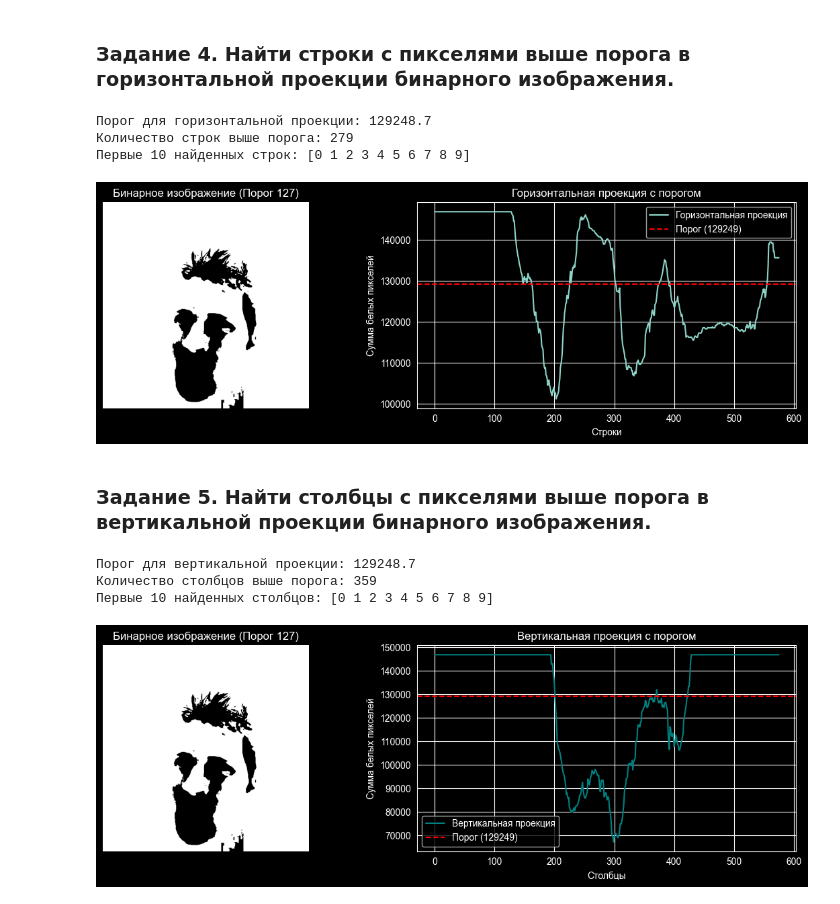
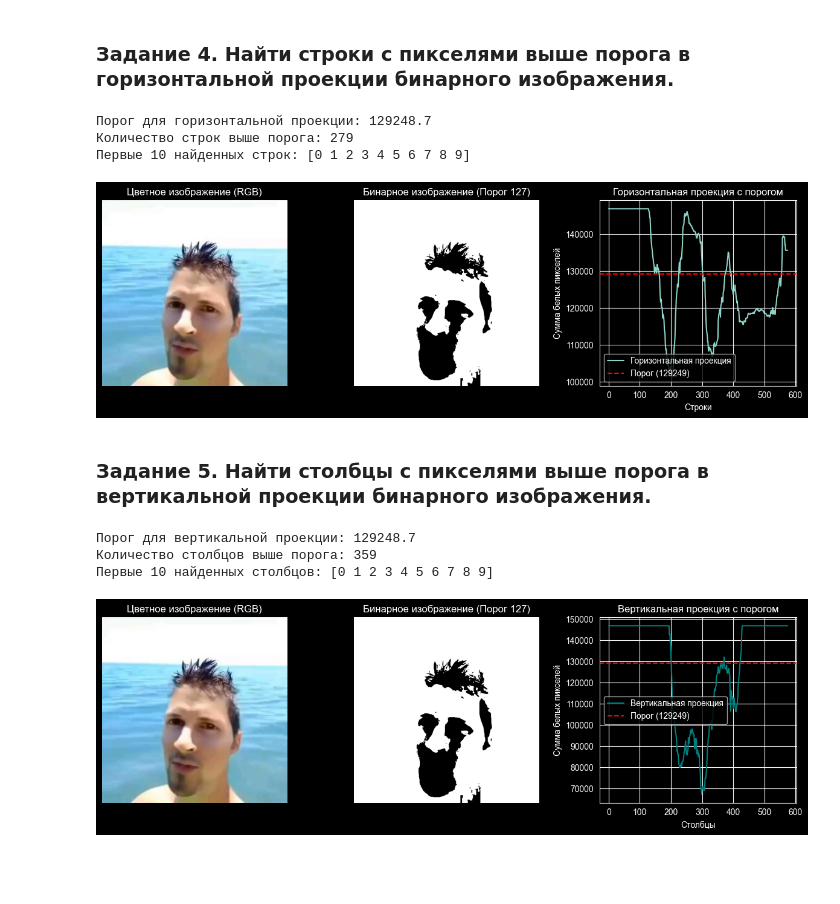
Before and after one commit to quistxnd/cv, a Jupyter notebook: lab2/lab2.ipynb, the cells around one changed output. Cells and saved outputs as stored; diff of their text form; code cells hidden in the pictures; blank space fills up the shorter version.

```diff
--- a/lab2/lab2.ipynb
+++ b/lab2/lab2.ipynb
@@ -137,41 +143,45 @@ plt.show()
 # %%
 _, img_bin = cv2.threshold(img_gray, 127, 255, cv2.THRESH_BINARY)
 
 proj_bin_h = np.sum(img_bin, axis=1)
 
 threshold_row = np.mean(proj_bin_h)
 
 rows_above_thresh = np.where(proj_bin_h > threshold_row)[0]
 
 print(f'Порог для горизонтальной проекции: {threshold_row:.1f}')
 print(f'Количество строк выше порога: {len(rows_above_thresh)}')
 print('Первые 10 найденных строк:', rows_above_thresh[:10])
 
-fig, axes = plt.subplots(1, 2, figsize=(12, 4))
+fig, axes = plt.subplots(1, 3, figsize=(12, 4))
 
-axes[0].imshow(img_bin, cmap='gray')
-axes[0].set_title('Бинарное изображение (Порог 127)')
+axes[0].imshow(cv2.cvtColor(img, cv2.COLOR_BGR2RGB))
+axes[0].set_title('Цветное изображение (RGB)')
 axes[0].axis('off')
 
-axes[1].plot(proj_bin_h, label='Горизонтальная проекция')
-axes[1].axhline(
+axes[1].imshow(img_bin, cmap='gray')
+axes[1].set_title('Бинарное изображение (Порог 127)')
+axes[1].axis('off')
+
+axes[2].plot(proj_bin_h, label='Горизонтальная проекция')
+axes[2].axhline(
     y=threshold_row,
     color='r',
     linestyle='--',
     label=f'Порог ({threshold_row:.0f})',
 )
-axes[1].set_title('Горизонтальная проекция с порогом')
-axes[1].set_xlabel('Строки')
-axes[1].set_ylabel('Сумма белых пикселей')
-axes[1].legend()
+axes[2].set_title('Горизонтальная проекция с порогом')
+axes[2].set_xlabel('Строки')
+axes[2].set_ylabel('Сумма белых пикселей')
+axes[2].legend()
 
 plt.tight_layout()
 plt.show()
 # %% [output]
 Порог для горизонтальной проекции: 129248.7
 Количество строк выше порога: 279
 Первые 10 найденных строк: [0 1 2 3 4 5 6 7 8 9]
-[figure, old version]
+[figure, new version]
 # %% [markdown]
 ### Задание 5. Найти столбцы с пикселями выше порога в вертикальной проекции бинарного изображения.
 # %%
@@ -185,23 +195,27 @@ print(f'Порог для вертикальной проекции: {threshold_
 print(f'Количество столбцов выше порога: {len(cols_above_thresh)}')
 print('Первые 10 найденных столбцов:', cols_above_thresh[:10])
 
-fig, axes = plt.subplots(1, 2, figsize=(12, 4))
+fig, axes = plt.subplots(1, 3, figsize=(12, 4))
 
-axes[0].imshow(img_bin, cmap='gray')
-axes[0].set_title('Бинарное изображение (Порог 127)')
+axes[0].imshow(cv2.cvtColor(img, cv2.COLOR_BGR2RGB))
+axes[0].set_title('Цветное изображение (RGB)')
 axes[0].axis('off')
 
-axes[1].plot(proj_bin_v, color='teal', label='Вертикальная проекция')
-axes[1].axhline(
+axes[1].imshow(img_bin, cmap='gray')
+axes[1].set_title('Бинарное изображение (Порог 127)')
+axes[1].axis('off')
+
+axes[2].plot(proj_bin_v, color='teal', label='Вертикальная проекция')
+axes[2].axhline(
     y=threshold_col,
     color='r',
     linestyle='--',
     label=f'Порог ({threshold_col:.0f})',
 )
-axes[1].set_title('Вертикальная проекция с порогом')
-axes[1].set_xlabel('Столбцы')
-axes[1].set_ylabel('Сумма белых пикселей')
-axes[1].legend()
+axes[2].set_title('Вертикальная проекция с порогом')
+axes[2].set_xlabel('Столбцы')
+axes[2].set_ylabel('Сумма белых пикселей')
+axes[2].legend()
 
 plt.tight_layout()
 plt.show()
@@ -209,4 +223,4 @@ plt.show()
 Порог для вертикальной проекции: 129248.7
 Количество столбцов выше порога: 359
 Первые 10 найденных столбцов: [0 1 2 3 4 5 6 7 8 9]
-[figure, old version]
+[figure, new version]
```
Also changed, not shown: parts of 2 cells of this notebook, 1 other file.
